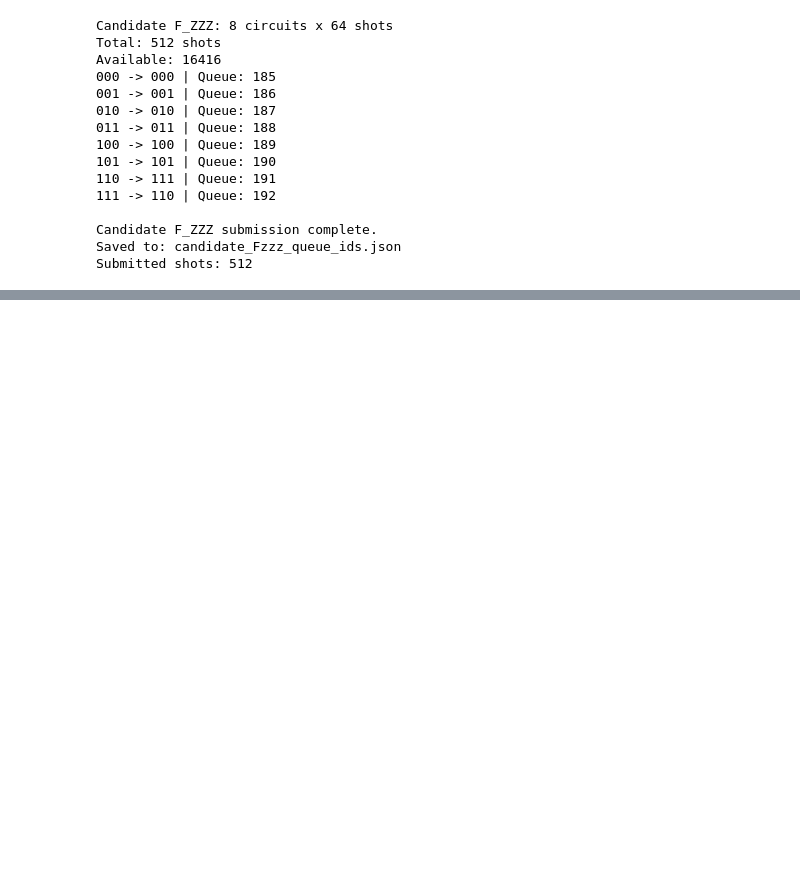
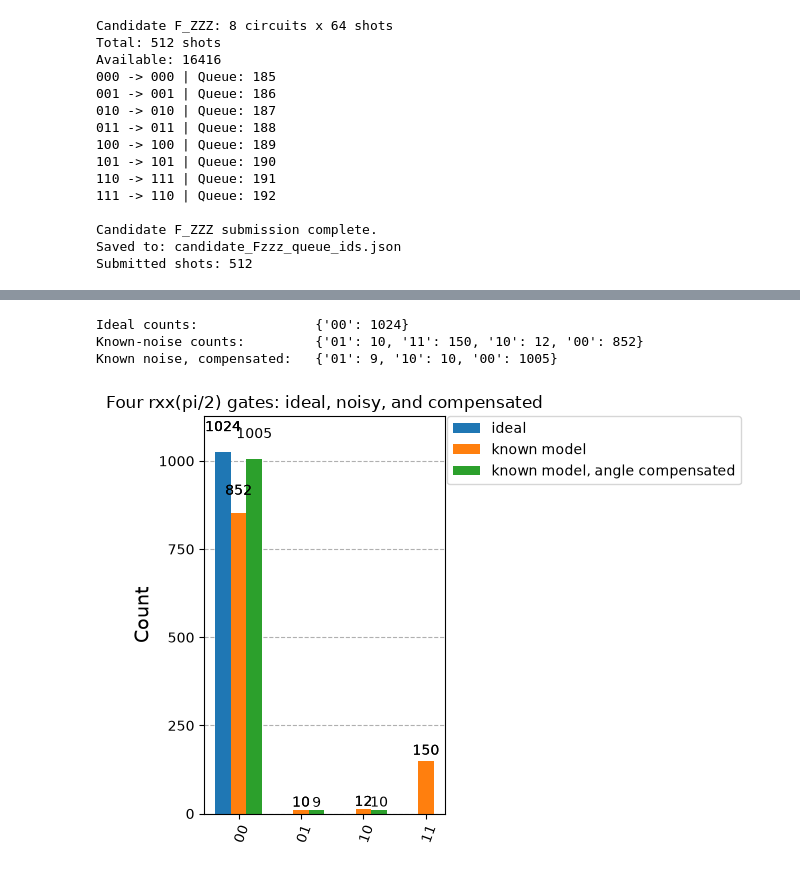
Before and after one commit to rahinarrianislam/DQCIntroChallenge, a Jupyter notebook: notebooks/Toffoli_Hardware_Hackathon_Challenge.ipynb, the cells around one changed output, grey strips where cells are left out. Cells and saved outputs as stored; diff of their text form; code cells hidden in the pictures; blank space fills up the shorter version.

```diff
--- a/notebooks/Toffoli_Hardware_Hackathon_Challenge.ipynb
+++ b/notebooks/Toffoli_Hardware_Hackathon_Challenge.ipynb
@@ -1968,0 +2249,47 @@ Submitted shots: 512
+# %%
+# 4.1 Known noise model: a compensated RXX overrotation
+#
+# The model is fully disclosed in toffoli_challenge/known_noise.py:
+#   * every rxx(theta) is followed by rxx(+0.2), so its net angle is theta + 0.2;
+#   * rx and ry have depolarizing probability 0.001;
+#   * readout is asymmetric: 1 -> 0 is more likely than 0 -> 1.
+#
+# A single small overrotation is hard to see in a histogram. Repeating the gate
+# amplifies it: four rxx(pi/2) gates make rxx(2*pi), which is the identity up to a
+# global phase, so the ideal output is always 00. Under the known model the four
+# offsets add up to 0.8 rad and some shots flip to 11. Since rxx rotations share a
+# generator, commanding theta - 0.2 instead of theta cancels the coherent part; the
+# remaining stochastic and readout errors cannot be removed by this compensation.
+from toffoli_challenge.known_noise import run_with_final_measurements
+
+OVERROTATION = 0.2
+
+def repeated_rxx(angle, repetitions=4):
+    circuit = QuantumCircuit(2)
+    for _ in range(repetitions):
+        circuit.rxx(angle, 0, 1)
+    return circuit
+
+ideal_demo = repeated_rxx(np.pi / 2)
+ideal_demo.measure_all()
+ideal_counts = AerSimulator(seed_simulator=19).run(ideal_demo, shots=1024).result().get_counts()
+known_counts = run_with_final_measurements(repeated_rxx(np.pi / 2), shots=1024, seed=19)
+compensated_counts = run_with_final_measurements(
+    repeated_rxx(np.pi / 2 - OVERROTATION), shots=1024, seed=19
+)
+
+print('Ideal counts:              ', ideal_counts)
+print('Known-noise counts:        ', known_counts)
+print('Known noise, compensated:  ', compensated_counts)
+figure = plot_histogram(
+    [ideal_counts, known_counts, compensated_counts],
+    legend=['ideal', 'known model', 'known model, angle compensated'],
+    title='Four rxx(pi/2) gates: ideal, noisy, and compensated',
+)
+display(figure)
+plt.close(figure)
+# %% [output]
+Ideal counts:               {'00': 1024}
+Known-noise counts:         {'01': 10, '11': 150, '10': 12, '00': 852}
+Known noise, compensated:   {'01': 9, '10': 10, '00': 1005}
+[figure, added]
```
Also changed, not shown: parts of 49 cells of this notebook.
